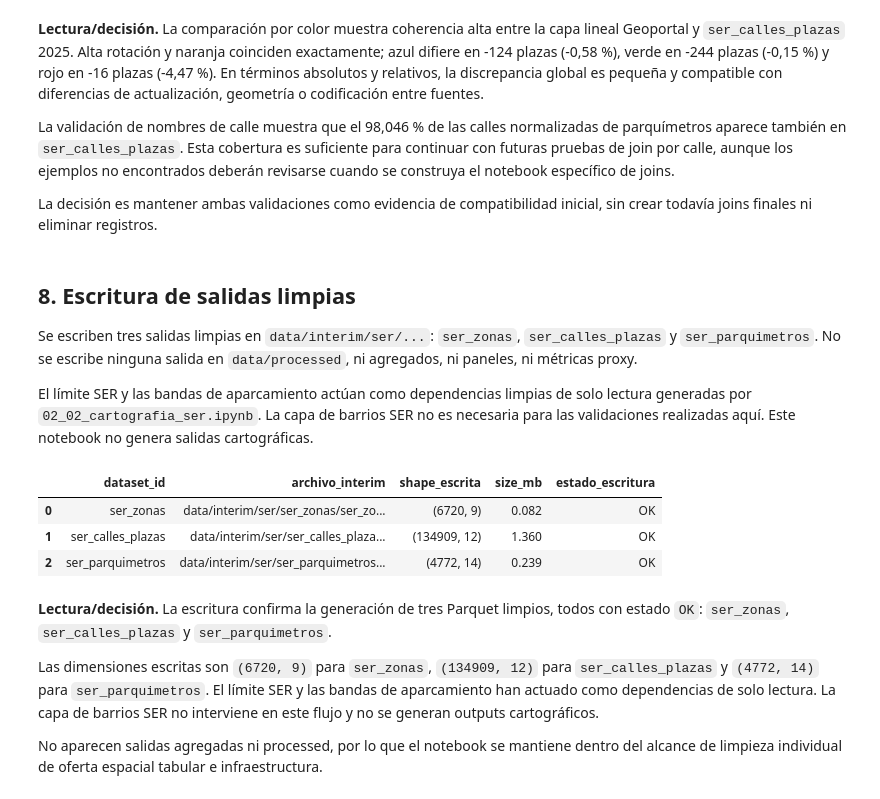
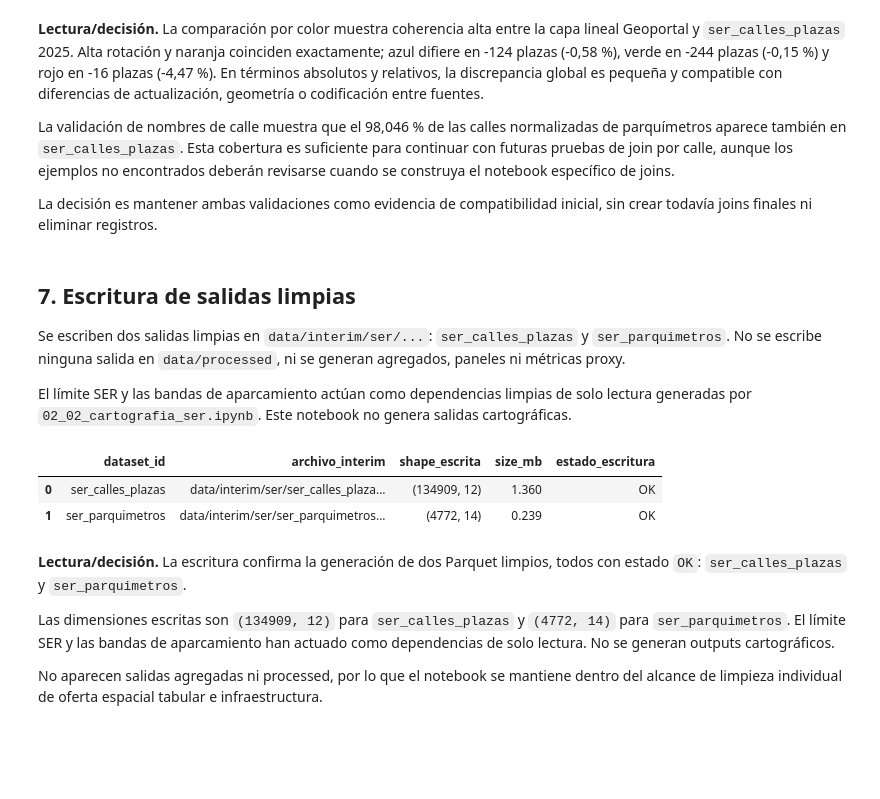
Before and after one commit to hugoramirovilla-boop/TFM_parking_madrid, a Jupyter notebook: notebooks/02_03_ser_oferta_espacial.ipynb, the cells around one changed output. Drawn from its saved outputs; the diff is of its cells as text; code cells hidden in the pictures; blank space fills up the shorter version.

Commit message:
chore: clean obsolete sources and docs

```diff
--- a/notebooks/02_03_ser_oferta_espacial.ipynb
+++ b/notebooks/02_03_ser_oferta_espacial.ipynb
@@ -51,7 +50,6 @@ pd.set_option("display.max_rows", 90)
 pd.set_option("display.max_colwidth", 160)
 
 TARGET_DATASET_IDS = [
-    "ser_zonas",
     "ser_calles_plazas",
     "ser_parquimetros",
 ]
@@ -1319,56 +1213,53 @@ La validación de nombres de calle muestra que el 98,046 % de las calles normali
 
 La decisión es mantener ambas validaciones como evidencia de compatibilidad inicial, sin crear todavía joins finales ni eliminar registros.
 # %% [markdown]
-## 8. Escritura de salidas limpias
+## 7. Escritura de salidas limpias
 
-Se escriben tres salidas limpias en `data/interim/ser/...`: `ser_zonas`, `ser_calles_plazas` y `ser_parquimetros`. No se escribe ninguna salida en `data/processed`, ni agregados, ni paneles, ni métricas proxy.
+Se escriben dos salidas limpias en `data/interim/ser/...`: `ser_calles_plazas` y `ser_parquimetros`. No se escribe ninguna salida en `data/processed`, ni se generan agregados, paneles ni métricas proxy.
 
-El límite SER y las bandas de aparcamiento actúan como dependencias limpias de solo lectura generadas por `02_02_cartografia_ser.ipynb`. La capa de barrios SER no es necesaria para las validaciones realizadas aquí. Este notebook no genera salidas cartográficas.
+El límite SER y las bandas de aparcamiento actúan como dependencias limpias de solo lectura generadas por `02_02_cartografia_ser.ipynb`. Este notebook no genera salidas cartográficas.
 # %%
 ensure_parquet_engine()
 
 clean_outputs = {
-    "ser_zonas": ser_zonas_clean,
     "ser_calles_plazas": ser_calles_plazas_clean,
     "ser_parquimetros": ser_parquimetros_clean,
 }
 
 expected_output_names = {
-    "ser_zonas_clean.parquet",
     "ser_calles_plazas_clean.parquet",
     "ser_parquimetros_clean.parquet",
 }
 actual_output_names = {Path(catalog_targets.loc[catalog_targets["dataset_id"].eq(ds), "archivo_interim"].iloc[0]).name for ds in clean_outputs}
 if actual_output_names != expected_output_names:
     raise ValueError(f"Las salidas catalogadas no coinciden exactamente: {actual_output_names}")
 
 write_rows = []
 for dataset_id in TARGET_DATASET_IDS:
     df = clean_outputs[dataset_id]
     if df.empty:
         raise ValueError(f"La salida limpia de {dataset_id} esta vacia; no se escribe.")
     out_rel = catalog_targets.loc[catalog_targets["dataset_id"].eq(dataset_id), "archivo_interim"].iloc[0]
     out_path = ROOT / out_rel
     out_path.parent.mkdir(parents=True, exist_ok=True)
     df.to_parquet(out_path, index=False)
     write_rows.append({
         "dataset_id": dataset_id,
         "archivo_interim": relpath(out_path),
         "shape_escrita": df.shape,
         "size_mb": round(out_path.stat().st_size / 1024**2, 3),
         "estado_escritura": "OK",
     })
 
 write_check = pd.DataFrame(write_rows)
 display(write_check)
 # %% [output]
 |  | dataset_id | archivo_interim | shape_escrita | size_mb | estado_escritura |
-| 0 | ser_zonas | data/interim/ser/ser_zonas/ser_zo... | (6720, 9) | 0.082 | OK |
-| 1 | ser_calles_plazas | data/interim/ser/ser_calles_plaza... | (134909, 12) | 1.360 | OK |
-| 2 | ser_parquimetros | data/interim/ser/ser_parquimetros... | (4772, 14) | 0.239 | OK |
+| 0 | ser_calles_plazas | data/interim/ser/ser_calles_plaza... | (134909, 12) | 1.360 | OK |
+| 1 | ser_parquimetros | data/interim/ser/ser_parquimetros... | (4772, 14) | 0.239 | OK |
 # %% [markdown]
-**Lectura/decisión.** La escritura confirma la generación de tres Parquet limpios, todos con estado `OK`: `ser_zonas`, `ser_calles_plazas` y `ser_parquimetros`.
+**Lectura/decisión.** La escritura confirma la generación de dos Parquet limpios, todos con estado `OK`: `ser_calles_plazas` y `ser_parquimetros`.
 
-Las dimensiones escritas son `(6720, 9)` para `ser_zonas`, `(134909, 12)` para `ser_calles_plazas` y `(4772, 14)` para `ser_parquimetros`. El límite SER y las bandas de aparcamiento han actuado como dependencias de solo lectura. La capa de barrios SER no interviene en este flujo y no se generan outputs cartográficos.
+Las dimensiones escritas son `(134909, 12)` para `ser_calles_plazas` y `(4772, 14)` para `ser_parquimetros`. El límite SER y las bandas de aparcamiento han actuado como dependencias de solo lectura. No se generan outputs cartográficos.
 
 No aparecen salidas agregadas ni processed, por lo que el notebook se mantiene dentro del alcance de limpieza individual de oferta espacial tabular e infraestructura.
```
Also changed, not shown: parts of 13 cells of this notebook, 29 other files.
